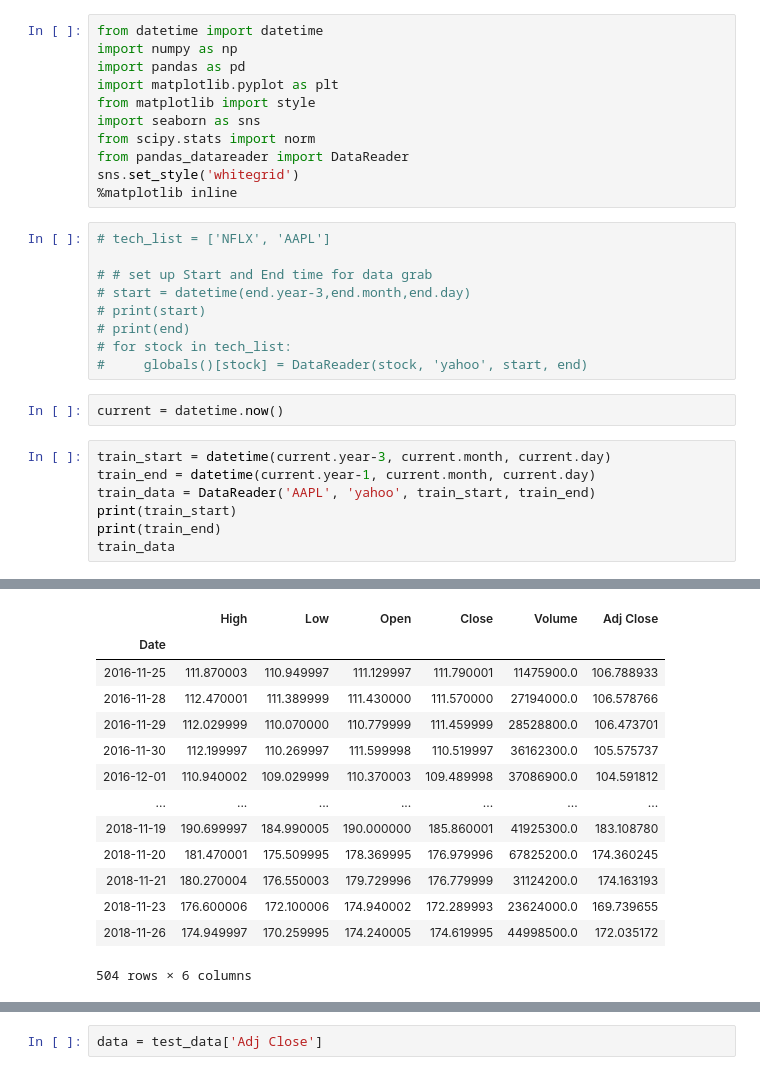
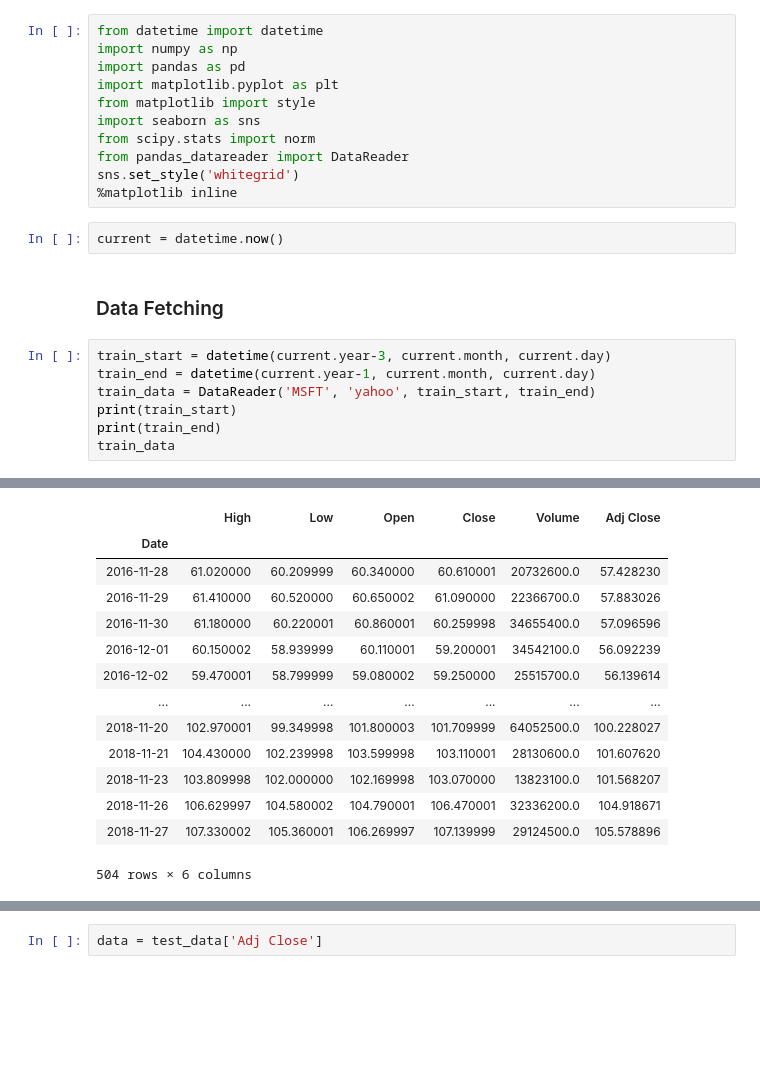
Before and after one commit to aditya0697/Stock_Market_Analysis_and_Prediction, a Jupyter notebook: monte_carlo.ipynb, the cells around one changed output, grey strips where cells are left out. Cells and saved outputs as stored; diff of their text form; blank space fills up the shorter version.

```diff
--- a/monte_carlo.ipynb
+++ b/monte_carlo.ipynb
@@ -9,21 +9,14 @@ from scipy.stats import norm
 from pandas_datareader import DataReader
 sns.set_style('whitegrid')
 %matplotlib inline
-# %%
-# tech_list = ['NFLX', 'AAPL']
-
-# # set up Start and End time for data grab
-# start = datetime(end.year-3,end.month,end.day)
-# print(start)
-# print(end)
-# for stock in tech_list:
-#     globals()[stock] = DataReader(stock, 'yahoo', start, end)
 # %%
 current = datetime.now()
+# %% [markdown]
+### Data Fetching
 # %%
 train_start = datetime(current.year-3, current.month, current.day)
 train_end = datetime(current.year-1, current.month, current.day)
-train_data = DataReader('AAPL', 'yahoo', train_start, train_end)
+train_data = DataReader('MSFT', 'yahoo', train_start, train_end)
 print(train_start)
 print(train_end)
 train_data
@@ -33,16 +26,16 @@ train_data
 |  | High | Low | Open | Close | Volume | Adj Close |
 | Date |  |  |  |  |  |  |
-| 2016-11-25 | 111.870003 | 110.949997 | 111.129997 | 111.790001 | 11475900.0 | 106.788933 |
-| 2016-11-28 | 112.470001 | 111.389999 | 111.430000 | 111.570000 | 27194000.0 | 106.578766 |
-| 2016-11-29 | 112.029999 | 110.070000 | 110.779999 | 111.459999 | 28528800.0 | 106.473701 |
-| 2016-11-30 | 112.199997 | 110.269997 | 111.599998 | 110.519997 | 36162300.0 | 105.575737 |
-| 2016-12-01 | 110.940002 | 109.029999 | 110.370003 | 109.489998 | 37086900.0 | 104.591812 |
+| 2016-11-28 | 61.020000 | 60.209999 | 60.340000 | 60.610001 | 20732600.0 | 57.428230 |
+| 2016-11-29 | 61.410000 | 60.520000 | 60.650002 | 61.090000 | 22366700.0 | 57.883026 |
+| 2016-11-30 | 61.180000 | 60.220001 | 60.860001 | 60.259998 | 34655400.0 | 57.096596 |
+| 2016-12-01 | 60.150002 | 58.939999 | 60.110001 | 59.200001 | 34542100.0 | 56.092239 |
+| 2016-12-02 | 59.470001 | 58.799999 | 59.080002 | 59.250000 | 25515700.0 | 56.139614 |
 | ... | ... | ... | ... | ... | ... | ... |
-| 2018-11-19 | 190.699997 | 184.990005 | 190.000000 | 185.860001 | 41925300.0 | 183.108780 |
-| 2018-11-20 | 181.470001 | 175.509995 | 178.369995 | 176.979996 | 67825200.0 | 174.360245 |
-| 2018-11-21 | 180.270004 | 176.550003 | 179.729996 | 176.779999 | 31124200.0 | 174.163193 |
-| 2018-11-23 | 176.600006 | 172.100006 | 174.940002 | 172.289993 | 23624000.0 | 169.739655 |
-| 2018-11-26 | 174.949997 | 170.259995 | 174.240005 | 174.619995 | 44998500.0 | 172.035172 |
+| 2018-11-20 | 102.970001 | 99.349998 | 101.800003 | 101.709999 | 64052500.0 | 100.228027 |
+| 2018-11-21 | 104.430000 | 102.239998 | 103.599998 | 103.110001 | 28130600.0 | 101.607620 |
+| 2018-11-23 | 103.809998 | 102.000000 | 102.169998 | 103.070000 | 13823100.0 | 101.568207 |
+| 2018-11-26 | 106.629997 | 104.580002 | 104.790001 | 106.470001 | 32336200.0 | 104.918671 |
+| 2018-11-27 | 107.330002 | 105.360001 | 106.269997 | 107.139999 | 29124500.0 | 105.578896 |
 504 rows × 6 columns
 # %%
 test_start = datetime(current.year-1, current.month, current.day+1)
```
Also changed, not shown: parts of 16 cells of this notebook, 2 other files.
